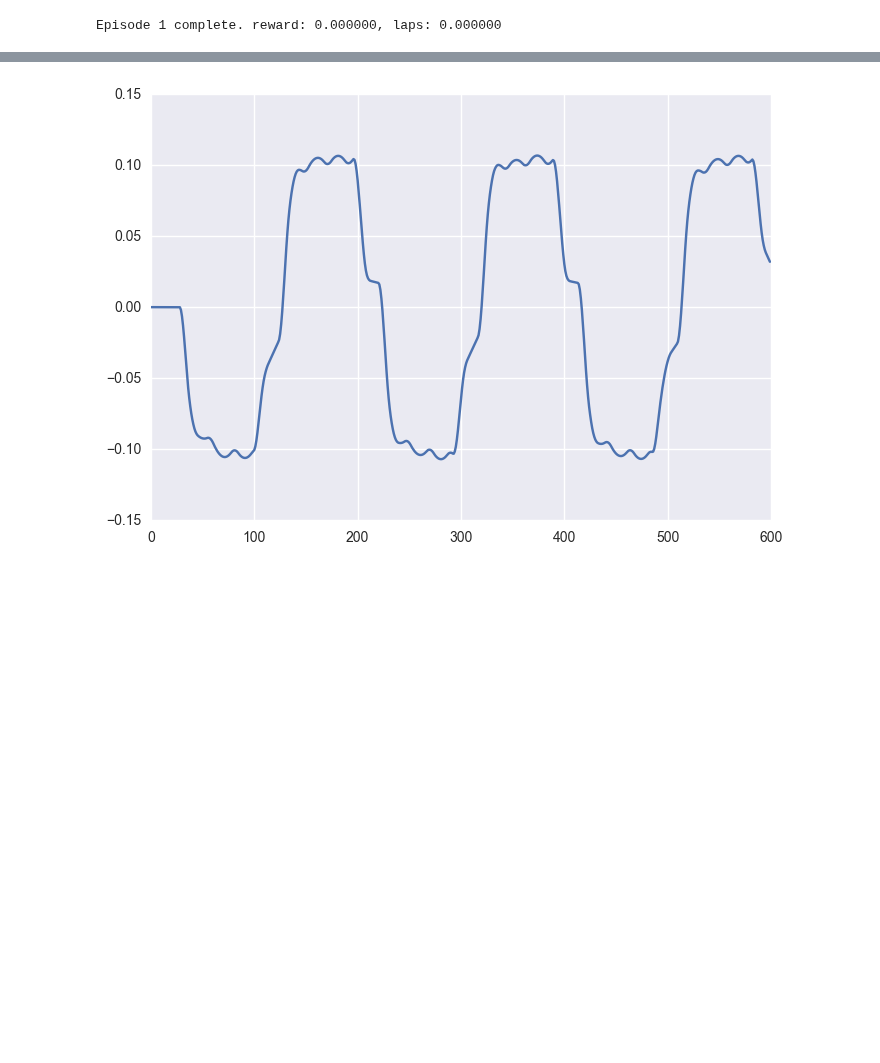
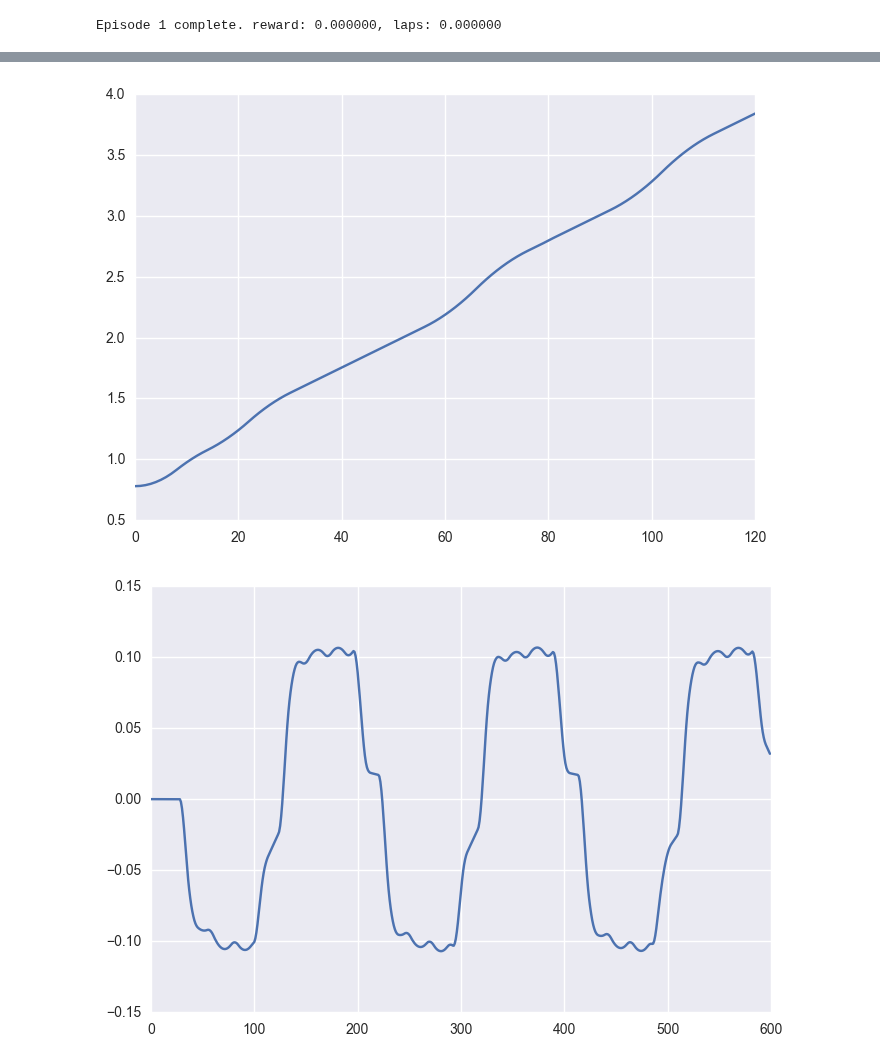
Before and after one commit to jcsharp/DriveIt, a Jupyter notebook: Baseline-Multi.ipynb, the cells around one changed output, grey strips where cells are left out. Saved outputs shown, nothing was run; the diff lists cells and outputs as text; code cells hidden in the pictures; blank space fills up the shorter version.

```diff
--- a/Baseline-Multi.ipynb
+++ b/Baseline-Multi.ipynb
@@ -83,3 +107,7 @@ y = plt.plot([o for o in obs])
+# %%
+y = plt.plot([o[0] for o in obs])
+# %% [output]
+[figure, added]
 # %%
 i = 1
 y = plt.plot([e[i] if abs(e[i])<1.0 else 0 for e in err])
```
Also changed, not shown: parts of 5 cells of this notebook, 1 other file.
